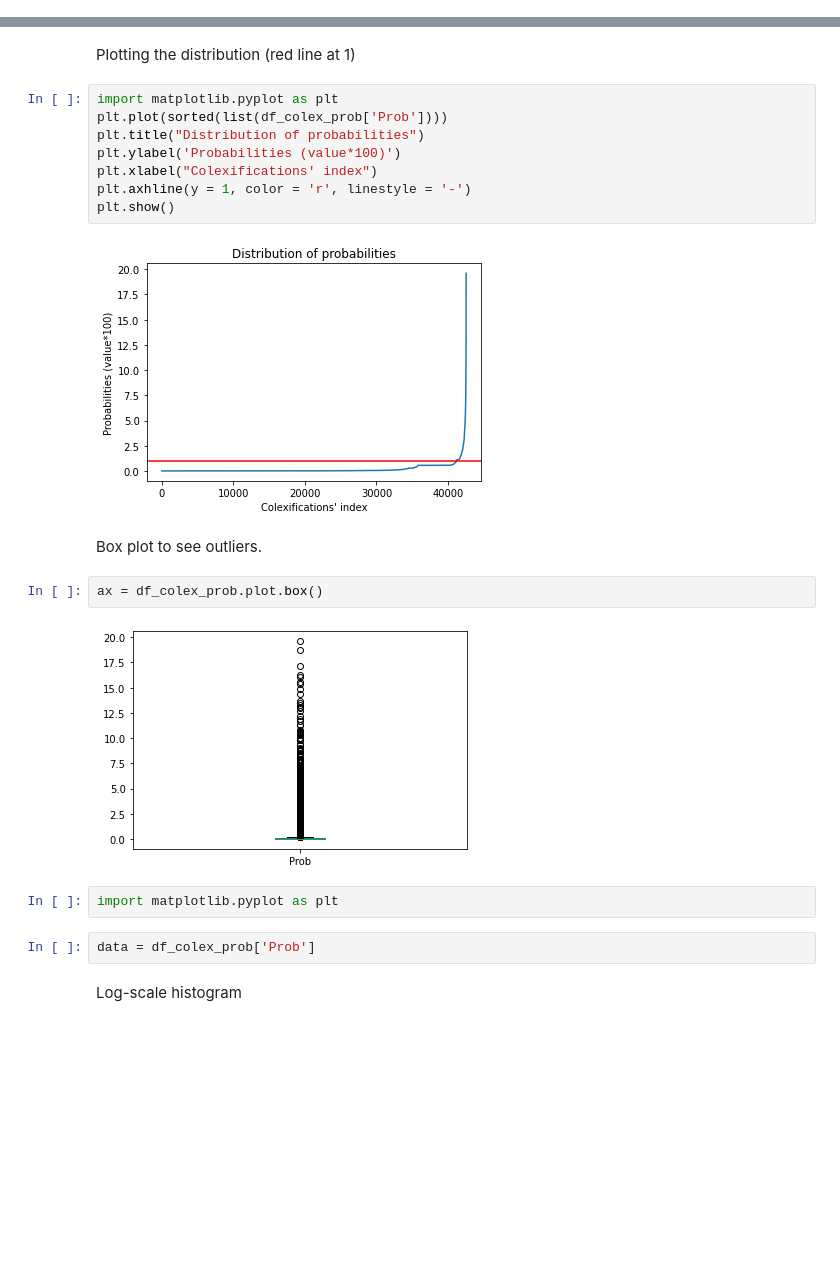
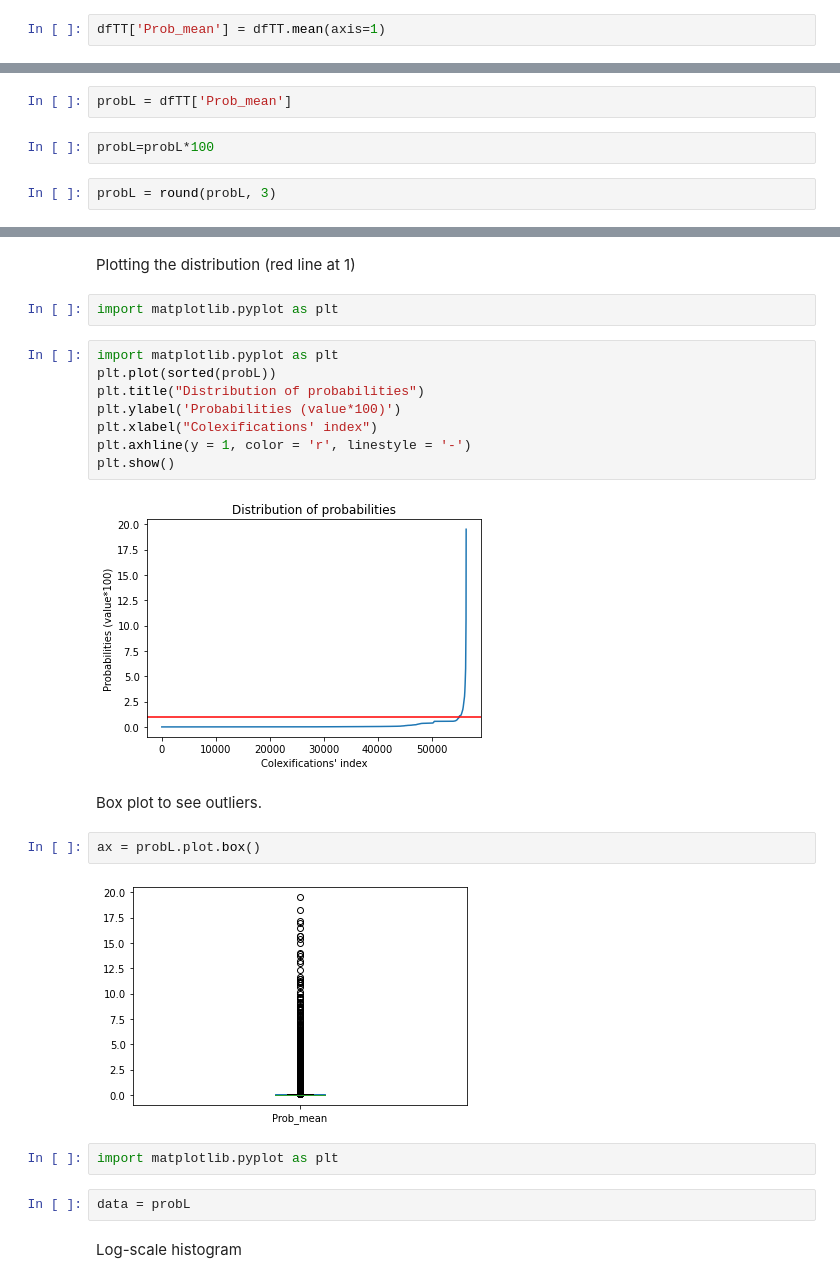
Before and after one commit to sarabert96/Colexification, a Jupyter notebook: 06_AnalysisBootCosine.ipynb, the cells around one changed output, grey strips where cells are left out. Drawn from its saved outputs; the diff is of its cells as text; blank space fills up the shorter version.

```diff
--- a/06_AnalysisBootCosine.ipynb
+++ b/06_AnalysisBootCosine.ipynb
@@ -37,0 +81,2 @@ Name: Prob, dtype: float64
+# %%
+dfTT['Prob_mean'] = dfTT.mean(axis=1)
@@ -55,0 +131,6 @@ Name: Prob, dtype: float64
+# %%
+probL = dfTT['Prob_mean']
+# %%
+probL=probL*100
+# %%
+probL = round(probL, 3)
@@ -56,25 +149,27 @@ Name: Prob, dtype: float64
 # %% [markdown]
 Plotting the distribution (red line at 1)
+# %%
+import matplotlib.pyplot as plt
 # %%
 import matplotlib.pyplot as plt
-plt.plot(sorted(list(df_colex_prob['Prob'])))
+plt.plot(sorted(probL))
 plt.title("Distribution of probabilities")
 plt.ylabel('Probabilities (value*100)')
 plt.xlabel("Colexifications' index")
 plt.axhline(y = 1, color = 'r', linestyle = '-')
 plt.show()
 # %% [output]
-[figure, old version]
+[figure, new version]
 # %% [markdown]
 Box plot to see outliers.
 # %%
-ax = df_colex_prob.plot.box()
+ax = probL.plot.box()
 # %% [output]
-[figure, old version]
+[figure, new version]
 # %%
 import matplotlib.pyplot as plt
-# %%
-data = df_colex_prob['Prob']
+# %%
+data = probL
 # %% [markdown]
 Log-scale histogram
 # %%
```
Also changed, not shown: parts of 57 cells of this notebook.
